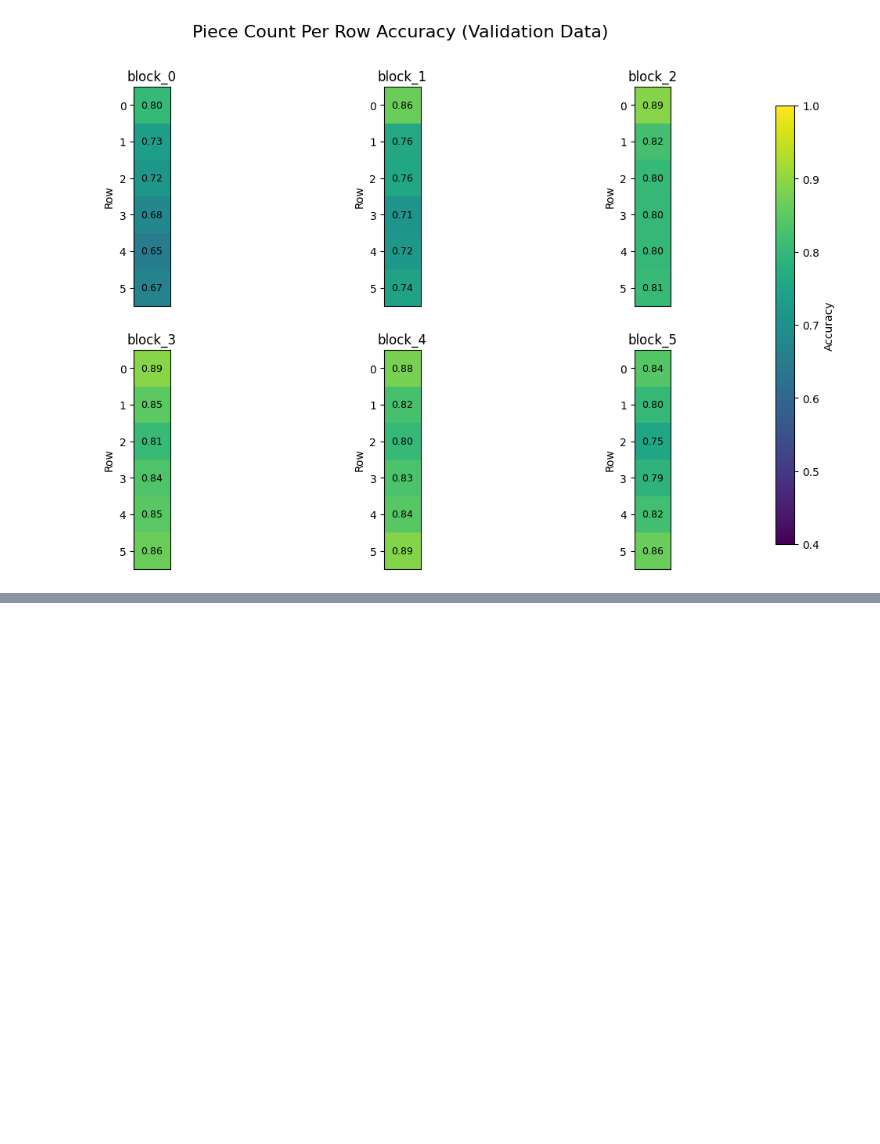
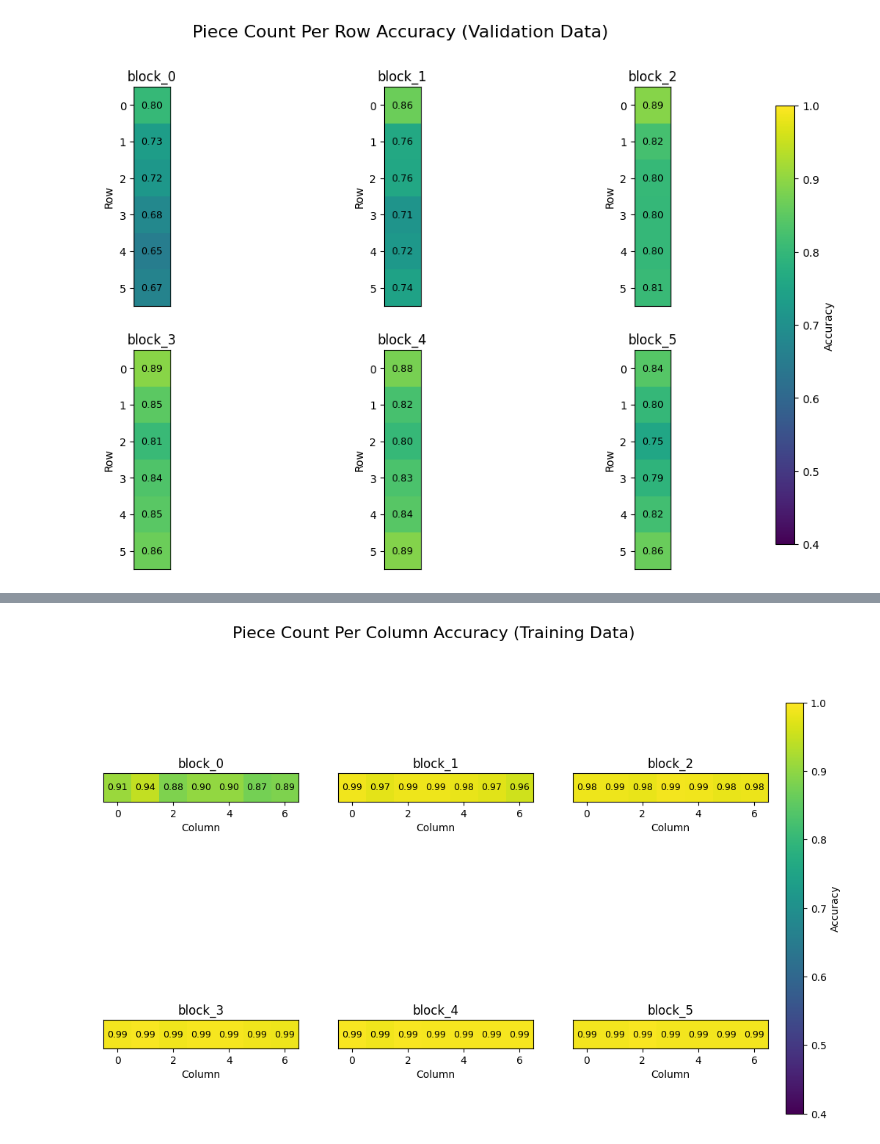
Before and after one commit to stanely1/Connect-Four-GPT, a Jupyter notebook: test_model_full.ipynb, the cells around one changed output, grey strips where cells are left out. Cells and saved outputs as stored; diff of their text form; code cells hidden in the pictures; blank space fills up the shorter version.

```diff
--- a/test_model_full.ipynb
+++ b/test_model_full.ipynb
@@ -565,0 +736,2 @@ plot_heatmaps(val_acc_row, w=1, h=6, title=f'Piece Count Per Row Accuracy (Valid
+# %%
+col_attention_probe_results = train_attention_probe(train_K, train_V, train_KV_mask, train_Y_col, num_cls=7)
@@ -565,0 +864,3 @@ plot_heatmaps(val_acc_row, w=1, h=6, title=f'Piece Count Per Row Accuracy (Valid
+# %%
+train_attention_acc_col = eval_attention_probe_results(col_attention_probe_results, train_K, train_V, train_KV_mask, train_Y_col, train_Y_col.shape[-1])
+train_attention_acc_col
@@ -565,0 +880,4 @@ plot_heatmaps(val_acc_row, w=1, h=6, title=f'Piece Count Per Row Accuracy (Valid
+# %%
+plot_heatmaps(train_attention_acc_col, w=7, h=1, title=f'Piece Count Per Column Accuracy (Training Data)', xlabel='Column', ylabel='', disable_yticks=True)
+# %% [output]
+[figure, added]
```
Also changed, not shown: parts of 38 cells of this notebook, 1 other file.
